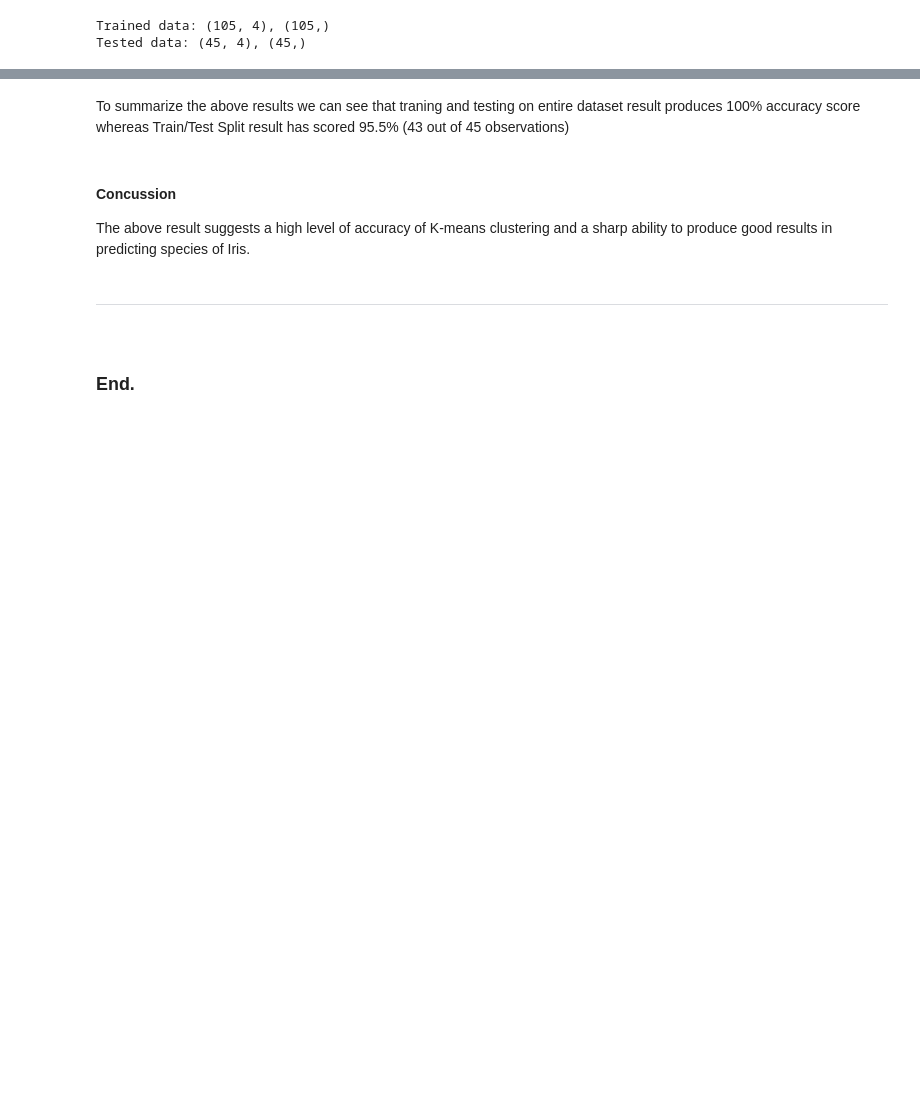
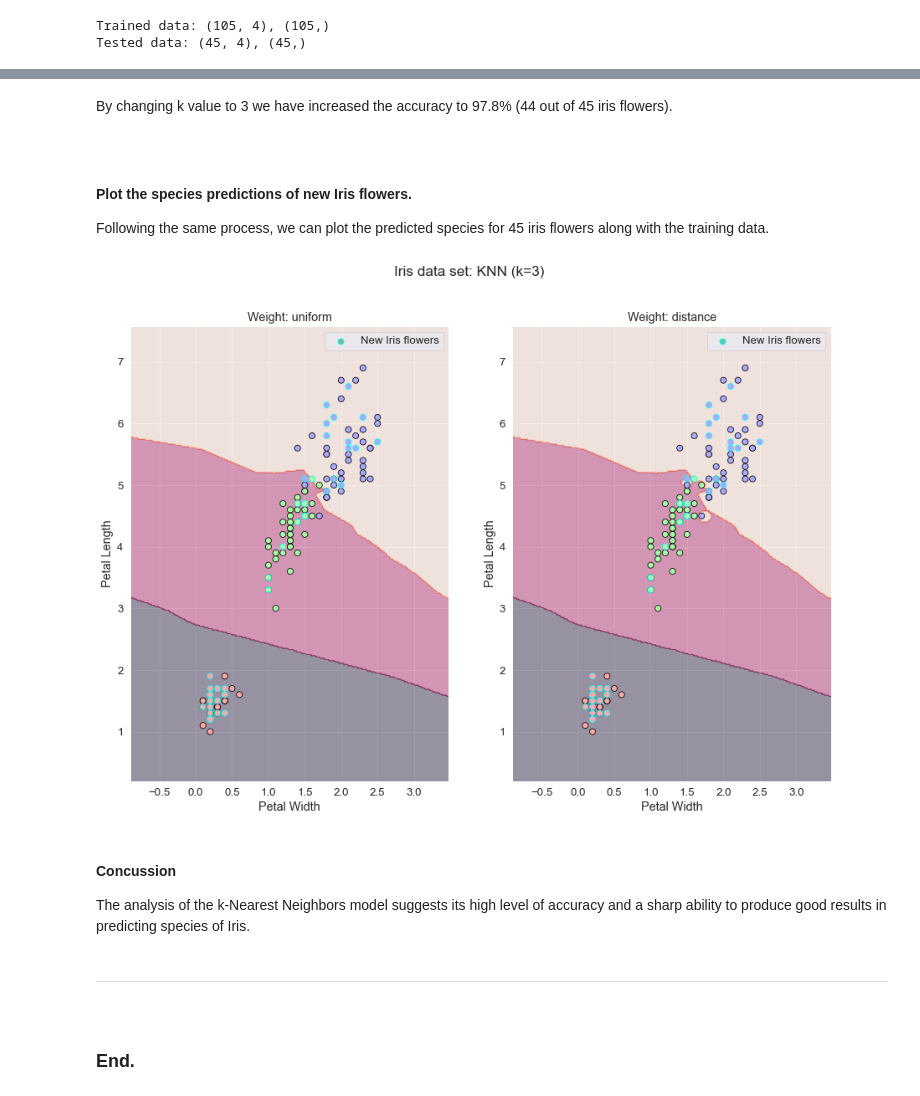
Before and after one commit to olgarozhdestvina/Machine-Learning-and-Statistics, a Jupyter notebook: Tasks.ipynb, the cells around one changed output, grey strips where cells are left out. Cells and saved outputs as stored; diff of their text form; code cells hidden in the pictures; blank space fills up the shorter version.

```diff
--- a/Tasks.ipynb
+++ b/Tasks.ipynb
@@ -737,2 +771,11 @@ accuracy_score(output_test, output_pred)
-# %% [markdown]
-To summarize the above results we can see that traning and testing on entire dataset result produces 100% accuracy score whereas Train/Test Split result has scored 95.5% (43 out of 45 observations)
+# %% [markdown]
+By changing k value to 3 we have increased the accuracy to 97.8% (44 out of 45 iris flowers).
+# %% [markdown]
+<br>
+
+#### Plot the species predictions of new Iris flowers.
+
+Following the same process, we can plot the predicted species for 45 iris flowers along with the training data.
+# %%
+# Split data on training and test.
+X_train, X_test, y_train, y_test = model.train_test_split(X, y, test_size=0.3, random_state=4)
@@ -739,7 +787,25 @@ To summarize the above results we can see that traning and testing on entire dat
+# %%
+# Create a figure and a set of axis 1x2, change size of the figure.
+fig, [ax1,ax2] = plt.subplots(1,2, figsize=(15,10))
+
+# Plot for each weight on separate axis.
+knn_plot(X_train, y_train, 'uniform', ax1)
+knn_plot(X_train, y_train, 'distance', ax2)
+
+# Add predicted Iris flowers species to each axis.
+for ax in [ax1, ax2]:
+    ax.scatter(X_test[:, 0], X_test[:, 1], c=y_test, s=50, cmap=cmap, edgecolor='aqua', label="New Iris flowers")
+    # Show the legend.
+    ax.legend()
+
+# Show the plots.
+plt.show()
+# %% [output]
+[figure, added]
 # %% [markdown]
 #### Concussion
 
-The above result suggests a high level of accuracy of K-means clustering and a sharp ability to produce good results in predicting species of Iris.
+The analysis of the k-Nearest Neighbors model suggests its high level of accuracy and a sharp ability to produce good results in predicting species of Iris.
 # %% [markdown]
 ***
 
```
Also changed, not shown: parts of 22 cells of this notebook.
